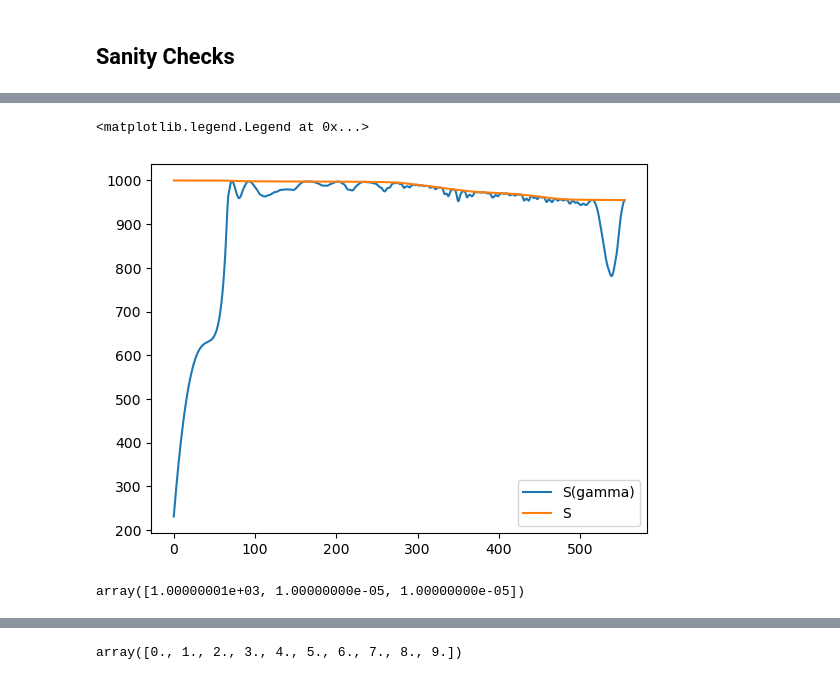
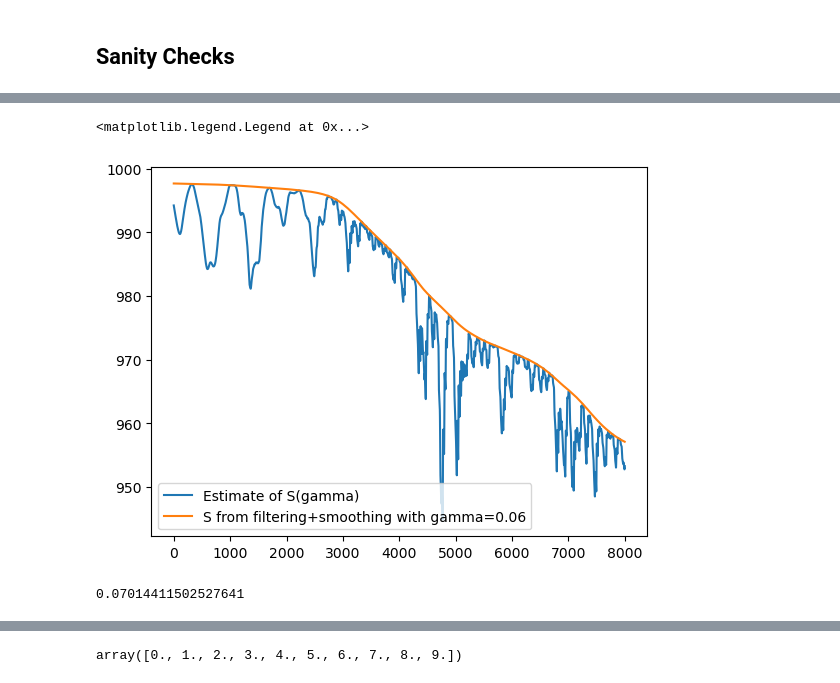
Before and after one commit to williamlaplante/CausalCovid, a Jupyter notebook: exp/exp004_log_sir/visualize_experiment.ipynb, the cells around one changed output, grey strips where cells are left out. Saved outputs shown, nothing was run; the diff lists cells and outputs as text; code cells hidden in the pictures.

```diff
--- a/exp/exp004_log_sir/visualize_experiment.ipynb
+++ b/exp/exp004_log_sir/visualize_experiment.ipynb
@@ -111,13 +116,11 @@ plt.legend()
-# %%
-init_step = 0
-gamma=0.06
-plt.plot((1000 * (gamma * I + Ip) / (beta_link * I))[init_step:].reshape(-1, 25).mean(axis=1), label="S(gamma)")
-plt.plot(S[init_step:].reshape(-1, 25).mean(axis=1), label="S")
-plt.legend()
-# %% [output]
-<matplotlib.legend.Legend at 0x...>
-[figure, removed]
-# %%
-data["sir_data"][0]
-# %% [output]
-array([1.00000001e+03, 1.00000000e-05, 1.00000000e-05])
+# %%
+gamma=data["gamma"]
+start_idx = 4000
+end_idx = 12000
+S_gamma = lambda x : (1000 * (x * I + Ip) / (beta_link * I))
+plt.plot(S_gamma(gamma)[start_idx:end_idx], label="Estimate of S(gamma)")
+plt.plot(S[start_idx:end_idx], label="S from filtering+smoothing with gamma=0.06")
+plt.legend()
+# %% [output]
+<matplotlib.legend.Legend at 0x...>
+[figure, added]
@@ -124,3 +132,7 @@ array([1.00000001e+03, 1.00000000e-05, 1.00000000e-05])
+# %%
+minimize_scalar(opt_func,bracket=[0.01, 0.1], args=(data)).x
+# %% [output]
+0.07014411502527641
 # %%
 #Sanity check for R
 ((np.log(data["sir_data"])[:,0] - arr["means"][::25,0])**2).sum()/(len(data["sir_data"][:,0]) - 1)
```
Also changed, not shown: parts of 12 cells of this notebook, 10 other files.
